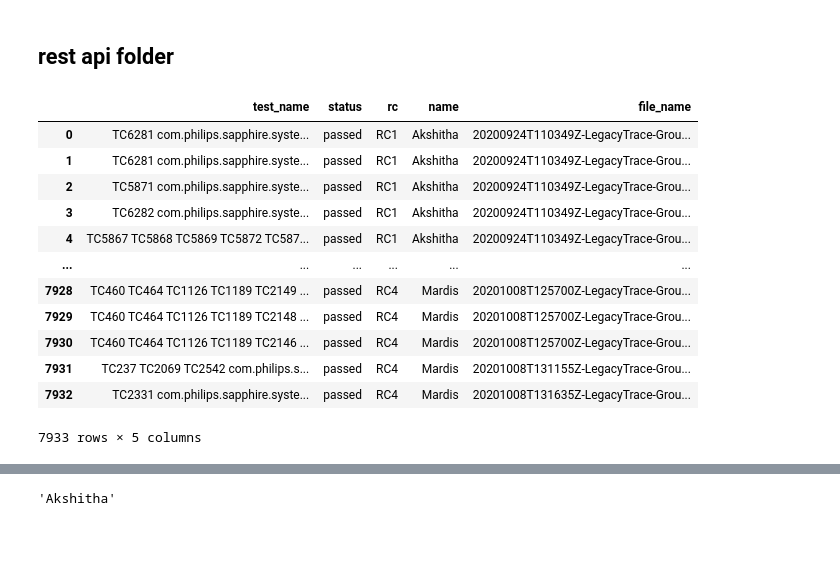
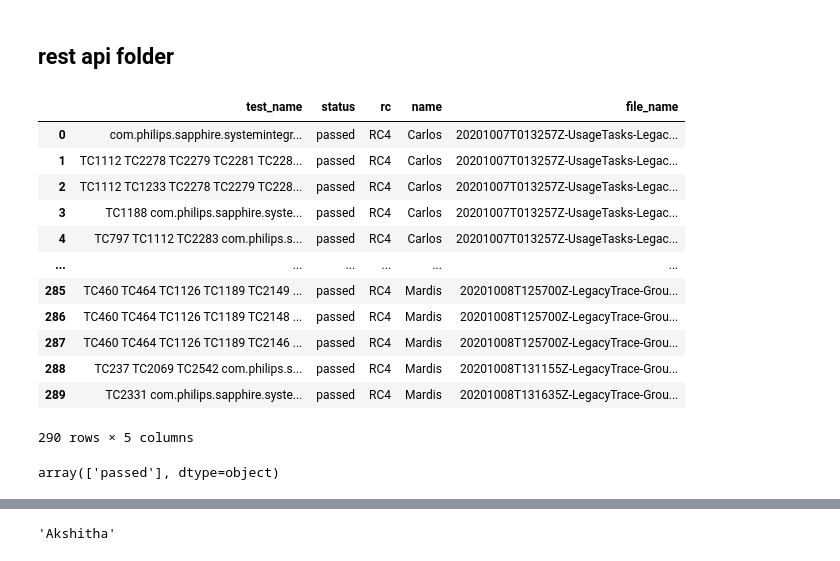
Before and after one commit to jacoblee628/systemsproject, a Jupyter notebook: src/temp_dev_experiments.ipynb, the cells around one changed output, grey strips where cells are left out. Saved outputs shown, nothing was run; the diff lists cells and outputs as text; code cells hidden in the pictures.

Commit message:
added checking functions for automated tests

```diff
--- a/src/temp_dev_experiments.ipynb
+++ b/src/temp_dev_experiments.ipynb
@@ -25,22 +25,27 @@ def read_rest_api_tests(folder_path, return_df=True):
         return pd.DataFrame(data)
     else:
         return data
-# %%
-read_rest_api_tests("../data/RestApiTests")
-# %% [output]
-|  | test_name | status | rc | name | file_name |
-| 0 | TC6281 com.philips.sapphire.syste... | passed | RC1 | Akshitha | 20200924T110349Z-LegacyTrace-Grou... |
-| 1 | TC6281 com.philips.sapphire.syste... | passed | RC1 | Akshitha | 20200924T110349Z-LegacyTrace-Grou... |
-| 2 | TC5871 com.philips.sapphire.syste... | passed | RC1 | Akshitha | 20200924T110349Z-LegacyTrace-Grou... |
-| 3 | TC6282 com.philips.sapphire.syste... | passed | RC1 | Akshitha | 20200924T110349Z-LegacyTrace-Grou... |
-| 4 | TC5867 TC5868 TC5869 TC5872 TC587... | passed | RC1 | Akshitha | 20200924T110349Z-LegacyTrace-Grou... |
-| ... | ... | ... | ... | ... | ... |
-| 7928 | TC460 TC464 TC1126 TC1189 TC2149 ... | passed | RC4 | Mardis | 20201008T125700Z-LegacyTrace-Grou... |
-| 7929 | TC460 TC464 TC1126 TC1189 TC2148 ... | passed | RC4 | Mardis | 20201008T125700Z-LegacyTrace-Grou... |
-| 7930 | TC460 TC464 TC1126 TC1189 TC2146 ... | passed | RC4 | Mardis | 20201008T125700Z-LegacyTrace-Grou... |
-| 7931 | TC237 TC2069 TC2542 com.philips.s... | passed | RC4 | Mardis | 20201008T131155Z-LegacyTrace-Grou... |
-| 7932 | TC2331 com.philips.sapphire.syste... | passed | RC4 | Mardis | 20201008T131635Z-LegacyTrace-Grou... |
-7933 rows × 5 columns
+# %%
+restapi=read_rest_api_tests("../data/RestApiTests", True)
+restapi
+# %% [output]
+|  | test_name | status | rc | name | file_name |
+| 0 | com.philips.sapphire.systemintegr... | passed | RC4 | Carlos | 20201007T013257Z-UsageTasks-Legac... |
+| 1 | TC1112 TC2278 TC2279 TC2281 TC228... | passed | RC4 | Carlos | 20201007T013257Z-UsageTasks-Legac... |
+| 2 | TC1112 TC1233 TC2278 TC2279 TC228... | passed | RC4 | Carlos | 20201007T013257Z-UsageTasks-Legac... |
+| 3 | TC1188 com.philips.sapphire.syste... | passed | RC4 | Carlos | 20201007T013257Z-UsageTasks-Legac... |
+| 4 | TC797 TC1112 TC2283 com.philips.s... | passed | RC4 | Carlos | 20201007T013257Z-UsageTasks-Legac... |
+| ... | ... | ... | ... | ... | ... |
+| 285 | TC460 TC464 TC1126 TC1189 TC2149 ... | passed | RC4 | Mardis | 20201008T125700Z-LegacyTrace-Grou... |
+| 286 | TC460 TC464 TC1126 TC1189 TC2148 ... | passed | RC4 | Mardis | 20201008T125700Z-LegacyTrace-Grou... |
+| 287 | TC460 TC464 TC1126 TC1189 TC2146 ... | passed | RC4 | Mardis | 20201008T125700Z-LegacyTrace-Grou... |
+| 288 | TC237 TC2069 TC2542 com.philips.s... | passed | RC4 | Mardis | 20201008T131155Z-LegacyTrace-Grou... |
+| 289 | TC2331 com.philips.sapphire.syste... | passed | RC4 | Mardis | 20201008T131635Z-LegacyTrace-Grou... |
+290 rows × 5 columns
+# %%
+restapi['status'].unique()
+# %% [output]
+array(['passed'], dtype=object)
 # %%
 p = Path("../data/RestApiTests")
 file_list = []
```
Also changed, not shown: parts of 15 cells of this notebook, 46 other files.
